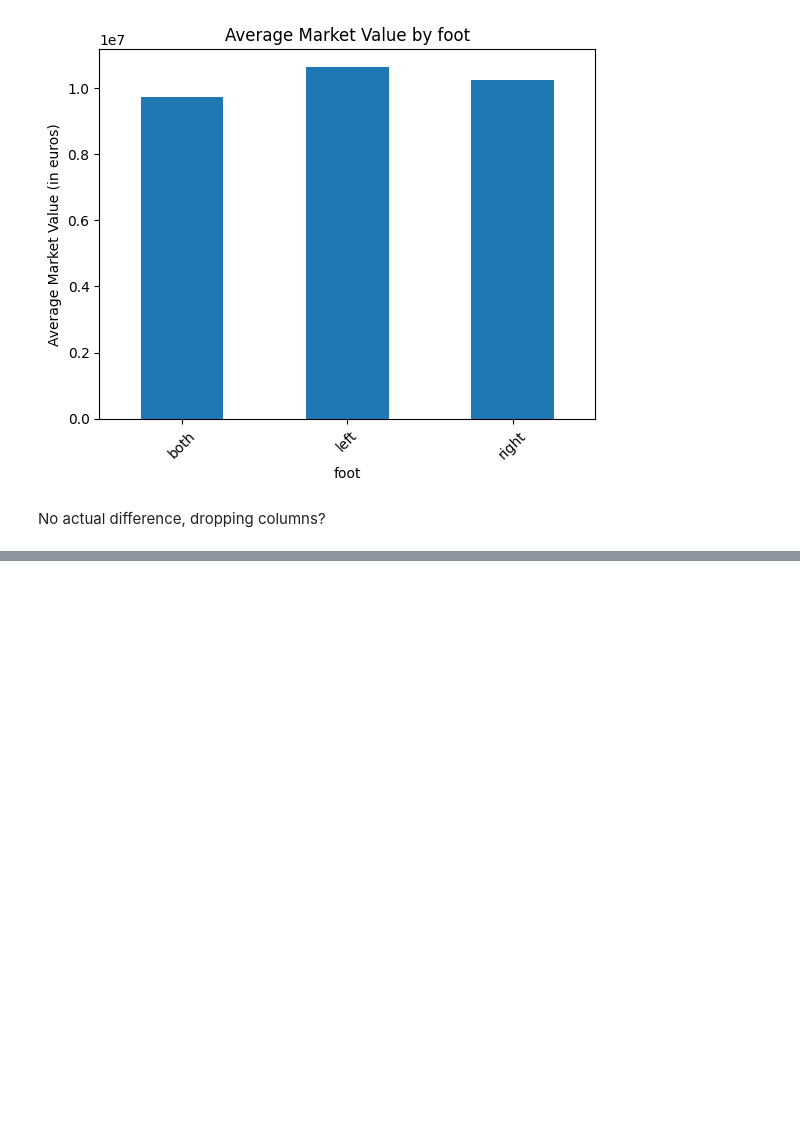
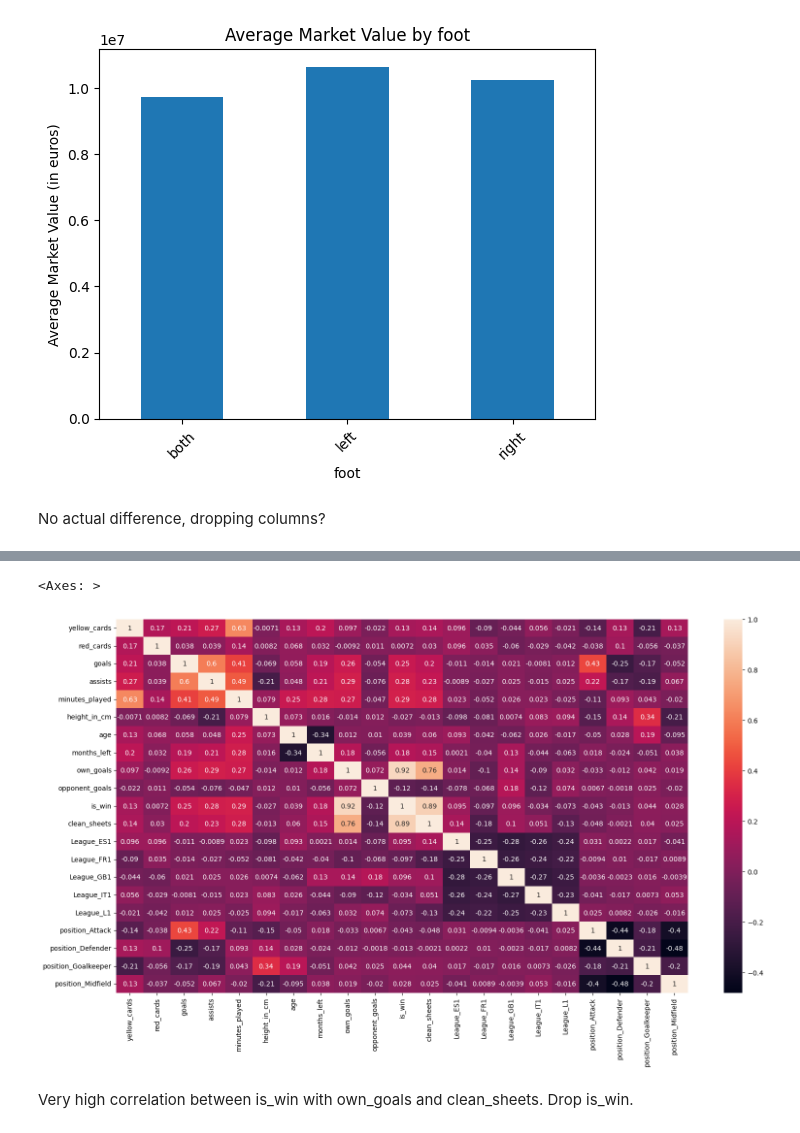
Before and after one commit to rogoran/transferValuationProject, a Jupyter notebook: dataset_analysis.ipynb, the cells around one changed output, grey strips where cells are left out. Drawn from its saved outputs; the diff is of its cells as text; code cells hidden in the pictures; blank space fills up the shorter version.

```diff
--- a/dataset_analysis.ipynb
+++ b/dataset_analysis.ipynb
@@ -497,0 +620,2 @@ No actual difference, dropping columns?
+# %%
+df_features = df_features.drop(columns=['current_club_id', 'player_name'])
@@ -497,0 +642,14 @@ No actual difference, dropping columns?
+# %%
+#Turn categorical feature into numerical
+df_features = pd.get_dummies(df_features, columns=['player_club_domestic_competition_id', 'position', ], prefix=['League', 'position'])
+# %%
+# ploting heatmap
+df_featuresNoTarget = df_features.drop(columns=['market_value_in_eur', 'player_id', 'date'])
+
+plt.figure(figsize=[19,10])
+sns.heatmap(df_featuresNoTarget.corr(),annot=True)
+# %% [output]
+<Axes: >
+[figure, added]
+# %% [markdown]
+Very high correlation between is_win with own_goals and clean_sheets. Drop is_win.
```
Also changed, not shown: parts of 21 cells of this notebook.
